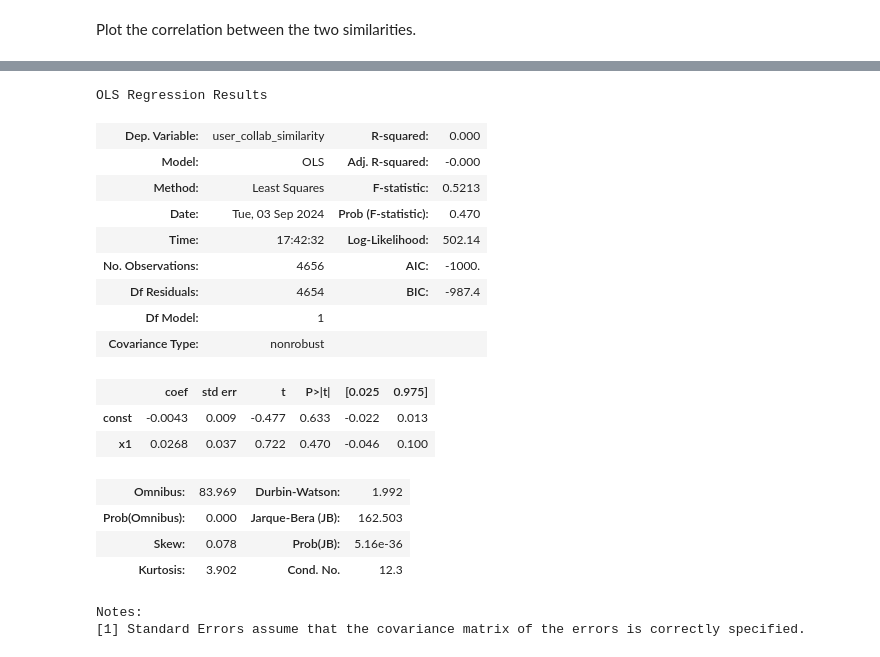
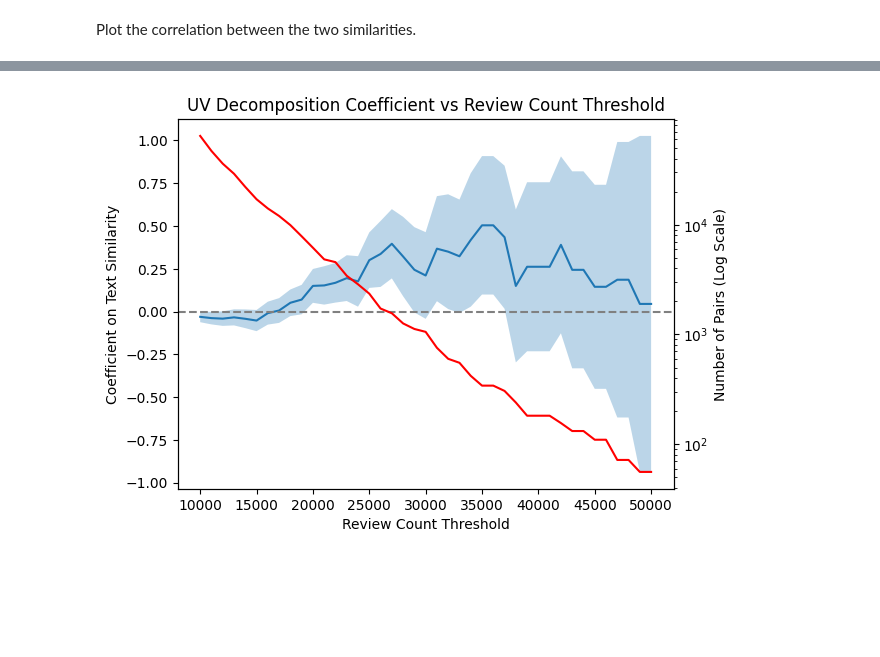
Before and after one commit to gmoore016/Industrial-Organization-III, a Jupyter notebook: movielens/code/uv_decomp.ipynb, the cells around one changed output, grey strips where cells are left out. Drawn from its saved outputs; the diff is of its cells as text; code cells hidden in the pictures; blank space fills up the shorter version.

Commit message:
Fixed UV decomposition

```diff
--- a/movielens/code/uv_decomp.ipynb
+++ b/movielens/code/uv_decomp.ipynb
@@ -337,6 +337,12 @@ Let's now correlate this measure with the text-based similarity measure
 # Construct the two similarity frames
 text_similarities = pd.read_parquet('../../movie_text_distances/output/movie_text_distances.parquet')
 text_similarities['text_similarity'] = 1 - text_similarities['distance']
+text_similarities_copy = text_similarities.copy()
+text_similarities_copy['temp'] = text_similarities_copy['tmdb_id_1']
+text_similarities_copy['tmdb_id_1'] = text_similarities_copy['tmdb_id_2']
+text_similarities_copy['tmdb_id_2'] = text_similarities_copy['temp']
+text_similarities_copy = text_similarities_copy.drop(columns=['temp'])
+text_similarities = pd.concat([text_similarities, text_similarities_copy], axis=0)
 
 collaborative_similarities = tmdb_pairs[['tmdbId_x', 'tmdbId_y', 'similarity_reviews', 'similarity_characteristics']]
 collaborative_similarities = collaborative_similarities.rename(columns = {
@@ -365,29 +397,44 @@ Regress text similarity on collaborative filtering similarity
-# %%
-# Get p values
-import statsmodels.api as sm
-
-X = combined_similarities['text_similarity'].values.reshape(-1, 1)
-
-X = sm.add_constant(X)
-model = sm.OLS(combined_similarities['user_collab_similarity'], X).fit()
-model.summary()
-# %% [output]
-OLS Regression Results
-| Dep. Variable: | user_collab_similarity | R-squared: | 0.000 |
-| Model: | OLS | Adj. R-squared: | -0.000 |
-| Method: | Least Squares | F-statistic: | 0.5213 |
-| Date: | Tue, 03 Sep 2024 | Prob (F-statistic): | 0.470 |
-| Time: | 17:42:32 | Log-Likelihood: | 502.14 |
-| No. Observations: | 4656 | AIC: | -1000. |
-| Df Residuals: | 4654 | BIC: | -987.4 |
-| Df Model: | 1 |  |  |
-| Covariance Type: | nonrobust |  |  |
-|  | coef | std err | t | P>|t| | [0.025 | 0.975] |
-| const | -0.0043 | 0.009 | -0.477 | 0.633 | -0.022 | 0.013 |
-| x1 | 0.0268 | 0.037 | 0.722 | 0.470 | -0.046 | 0.100 |
-| Omnibus: | 83.969 | Durbin-Watson: | 1.992 |
-| Prob(Omnibus): | 0.000 | Jarque-Bera (JB): | 162.503 |
-| Skew: | 0.078 | Prob(JB): | 5.16e-36 |
-| Kurtosis: | 3.902 | Cond. No. | 12.3 |
-Notes:
-[1] Standard Errors assume that the covariance matrix of the errors is correctly specified.
+# %%
+thresholds = [1000 * i for i in range(10, 51)]
+correlations = []
+coefficients = []
+errors = []
+counts = []
+
+sim_type = 'user_collab_similarity'
+
+for threshold in thresholds:
+    filtered_df = combined_similarities[(combined_similarities['review_count_1'] > threshold) & (combined_similarities['review_count_2'] > threshold)]
+    # Drop NAs
+    filtered_df = filtered_df.dropna()
+    correlation = filtered_df['text_similarity'].corr(filtered_df[sim_type])
+    correlations.append(correlation)
+
+    # Fit a linear model
+    X = sm.add_constant(filtered_df['text_similarity'])
+    model = sm.OLS(filtered_df[sim_type], X)
+    results = model.fit()
+    coefficients.append(results.params['text_similarity'])
+    errors.append(results.bse['text_similarity'])
+    counts.append(len(filtered_df))
+
+
+plt.plot(thresholds, coefficients)
+plt.fill_between(thresholds, np.array(coefficients) - 1.96 * np.array(errors), np.array(coefficients) + 1.96 * np.array(errors), alpha=0.3)
+plt.xlabel('Review Count Threshold')
+plt.ylabel('Coefficient on Text Similarity')
+plt.title('UV Decomposition Coefficient vs Review Count Threshold')
+
+# Grey dashed horizontal line at 0
+plt.axhline(0, color='grey', linestyle='--')
+
+plt.twinx()
+plt.plot(thresholds, counts, color='red')
+plt.ylabel('Number of Pairs (Log Scale)')
+plt.yscale('log')
+
+plt.savefig("../output/UV_decomp_coef_vs_review_count.png")
+
+plt.show()
+# %% [output]
+[figure, added]
```
Also changed, not shown: parts of 13 cells of this notebook, 3 other files.
